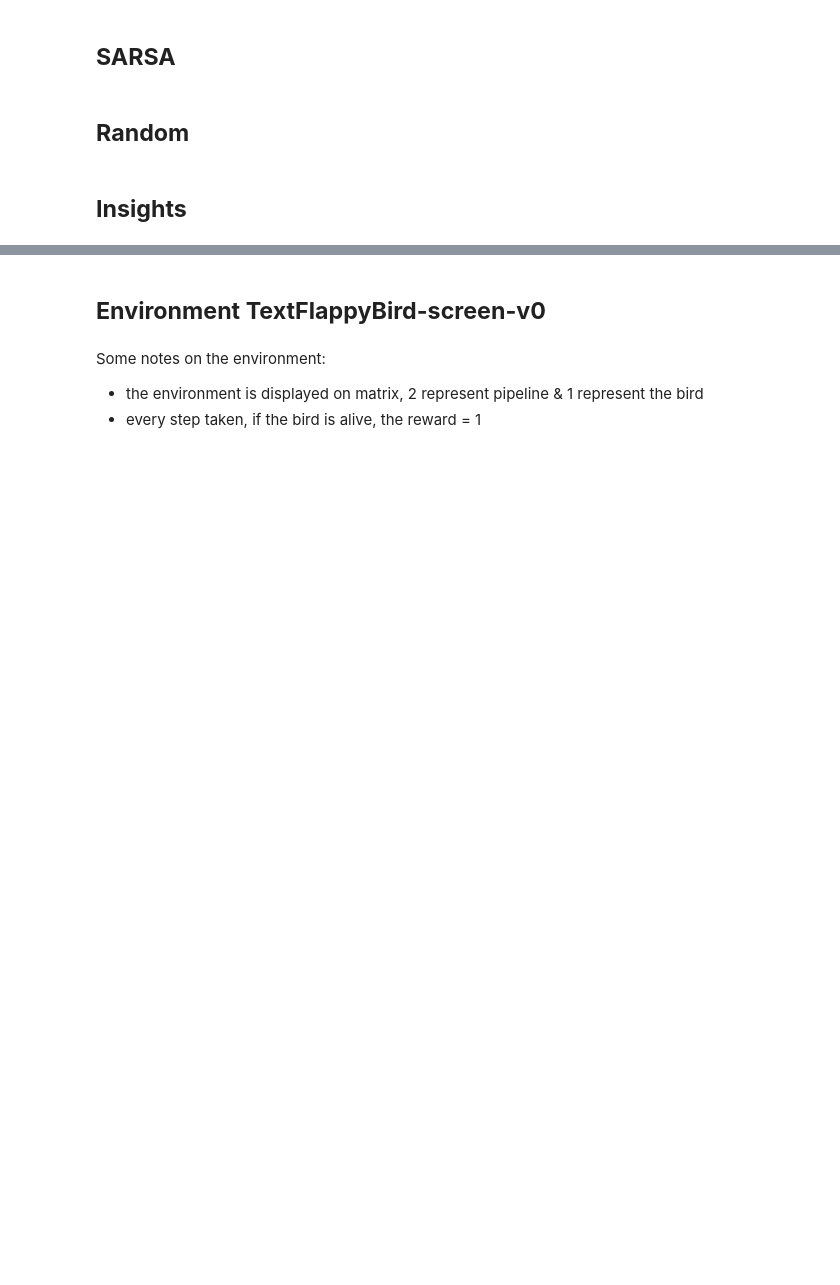
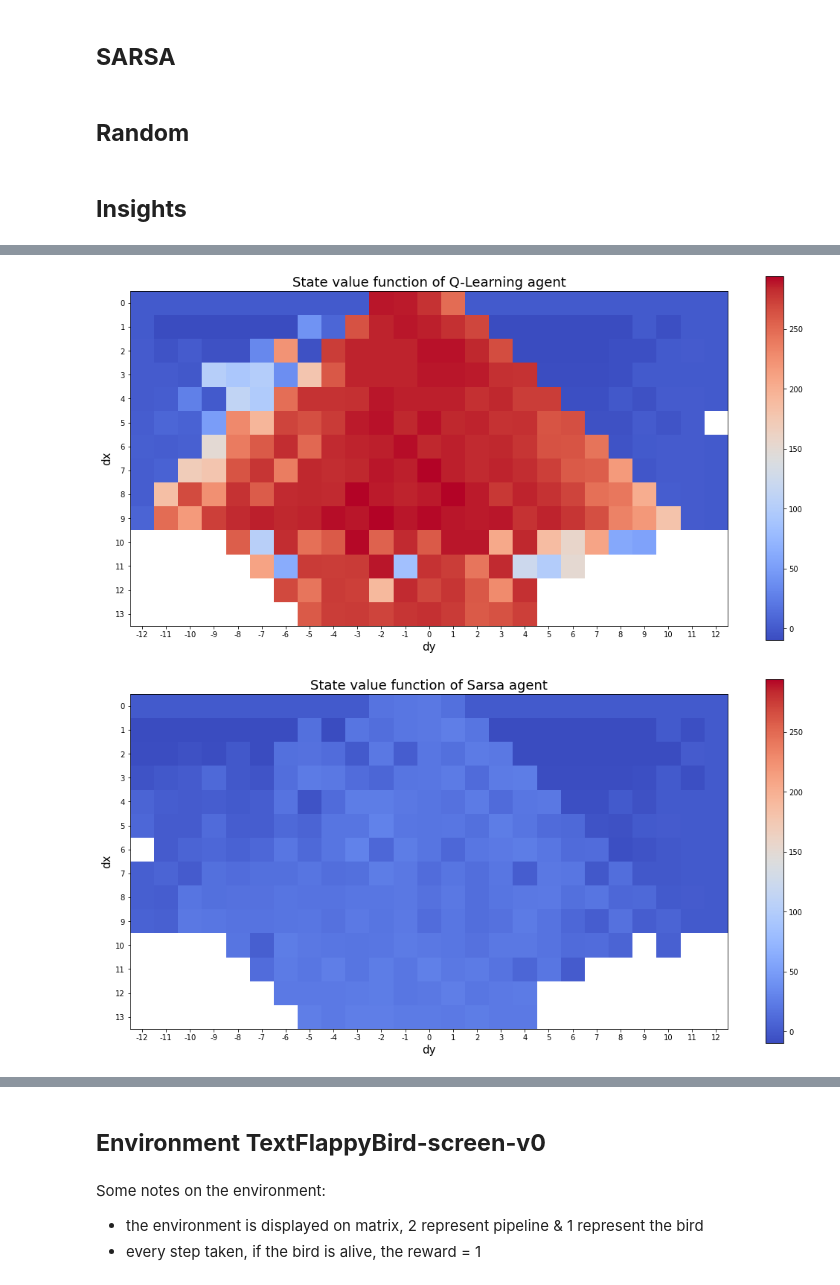
Before and after one commit to nguyen-nhat-mai/train_agent_play_flappy-bird, a Jupyter notebook: Train_agent_play_text_flappybird.ipynb, the cells around one changed output, grey strips where cells are left out. Drawn from its saved outputs; the diff is of its cells as text; code cells hidden in the pictures; blank space fills up the shorter version.

```diff
--- a/Train_agent_play_text_flappybird.ipynb
+++ b/Train_agent_play_text_flappybird.ipynb
@@ -286,0 +239,46 @@ plt.show()
+# %%
+# Convert q-table into state-value dictionary
+def state_function_df(input_dict):
+    # Extract list of unique dx, dy (represent the state)
+    dx_set = set()
+    dy_set = set()
+    for key in input_dict.keys():
+        dx_set.add(key[0])
+        dy_set.add(key[1])
+
+    dx_list = sorted(list(dx_set))
+    dy_set = sorted(list(dy_set))
+    # Create df to store max_values by dx & dy
+    df = pd.DataFrame(columns=dy_set, index=dx_list)
+
+    for key in input_dict.keys():
+        # get the maximum value in the inner dictionary
+        max_value = max(input_dict[key].values())
+        df.loc[key[0], key[1]] = max_value
+
+    return df.astype(float)
+
+state_value_qlearn = state_function_df(q_table_qlearning)
+state_value_sarsa = state_function_df(q_table_sarsa)
+# %%
+# Plot state value function
+def plot_state_value_function(df,agent_name,min_scale,max_scale):
+
+  fig, ax = plt.subplots(figsize=(18,9))
+  plt.imshow(df, cmap='coolwarm',vmin=min_scale, vmax=max_scale)
+  plt.colorbar()
+  plt.title(f"State value function of {agent_name} agent",fontsize = 18)
+  plt.xlabel("dy",fontsize = 15)
+  plt.ylabel("dx",fontsize = 15)
+  plt.xticks(range(len(df.columns)), df.columns)
+  plt.yticks(range(len(df)), df.index)
+  plt.show()
+
+# Make sure both use the same value scale to plot heatmap
+min_scale = min(state_value_qlearn.min().min(),state_value_sarsa.min().min())
+max_scale = max(state_value_qlearn.max().max(),state_value_sarsa.max().max())
+plot_state_value_function(state_value_qlearn,"Q-Learning",min_scale,max_scale)
+plot_state_value_function(state_value_sarsa,"Sarsa",min_scale,max_scale)
+# %% [output]
+[figure, added]
+[figure, added]
```
Also changed, not shown: parts of 16 cells of this notebook.
